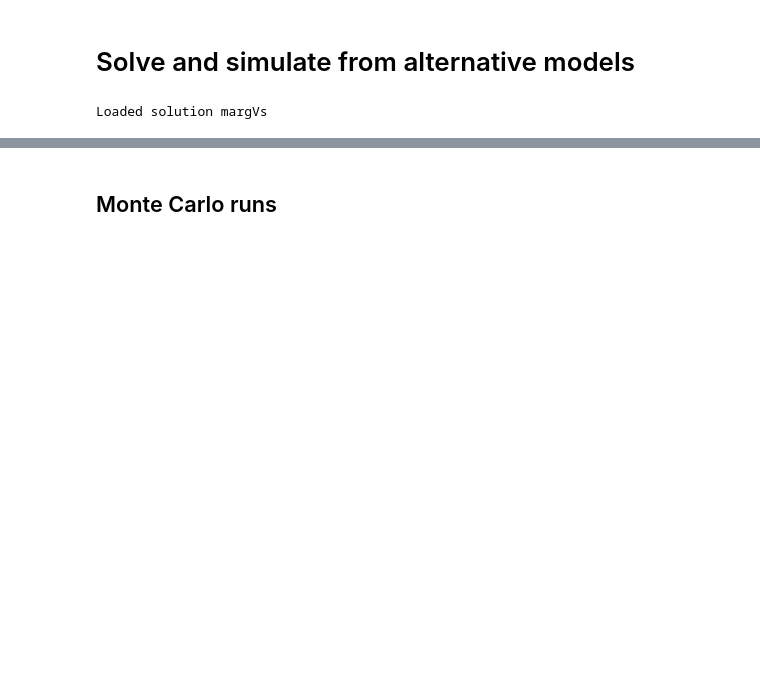
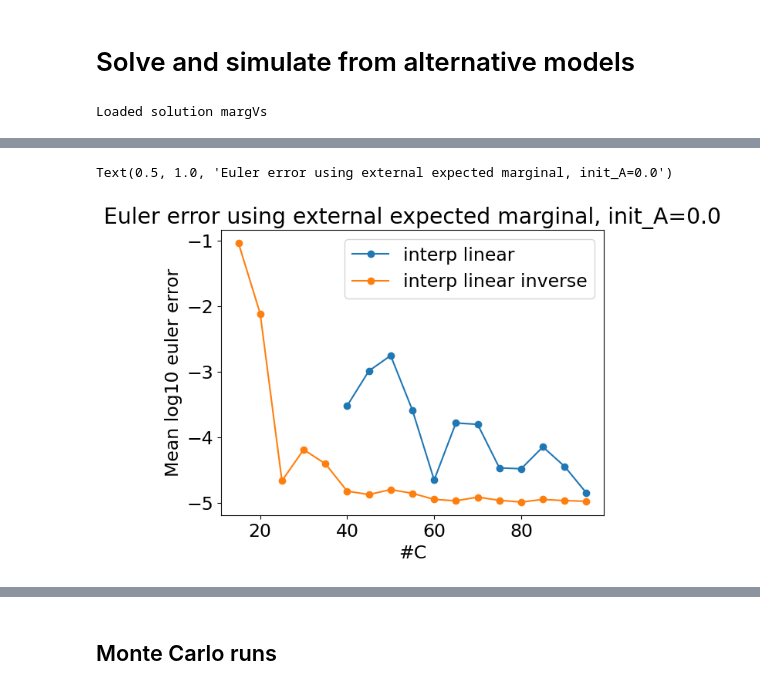
Before and after one commit to ThomasHJorgensen/iEGM, a Jupyter notebook: 02. LimitedCommmitmentModel.ipynb, the cells around one changed output, grey strips where cells are left out. Cells and saved outputs as stored; diff of their text form; code cells hidden in the pictures; blank space fills up the shorter version.

```diff
--- a/02. LimitedCommmitmentModel.ipynb
+++ b/02. LimitedCommmitmentModel.ipynb
@@ -176,0 +255,2 @@ Mean log10 euler error: [-5.25061126]
+# %%
+num_marg_u_true0, euler_error_true0, EmargV_start_as_couple0 = test_euler_errors(15, 100,5, use_external_solution=True,init_A=0.0)
@@ -177,3 +275,13 @@ Mean log10 euler error: [-5.25061126]
+# %%
+plt.plot(num_marg_u_true0['interp linear'], euler_error_true0['interp linear'], label='interp linear', marker='o')
+plt.plot(num_marg_u_true0['interp linear inverse'], euler_error_true0['interp linear inverse'], label='interp linear inverse', marker='o')
+plt.legend()
+plt.ylabel('Mean log10 euler error')
+plt.xlabel('#C')
+plt.title('Euler error using external expected marginal, init_A=0.0')
+# %% [output]
+Text(0.5, 1.0, 'Euler error using external expected marginal, init_A=0.0')
+[figure, added]
 # %%
 # plot model solutions
 grid = 'grid_A'
```
Also changed, not shown: parts of 15 cells of this notebook, 2 other files.
